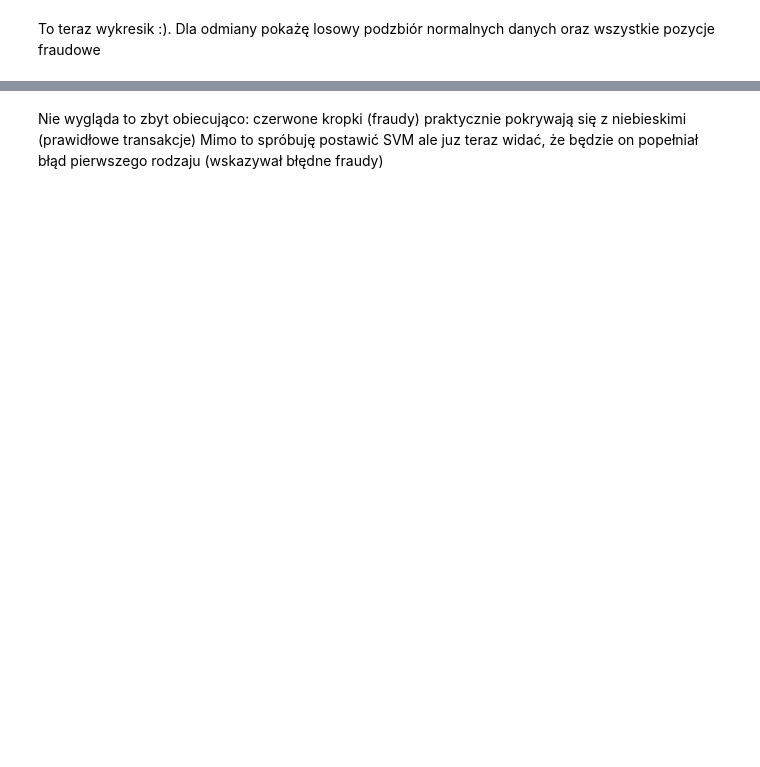
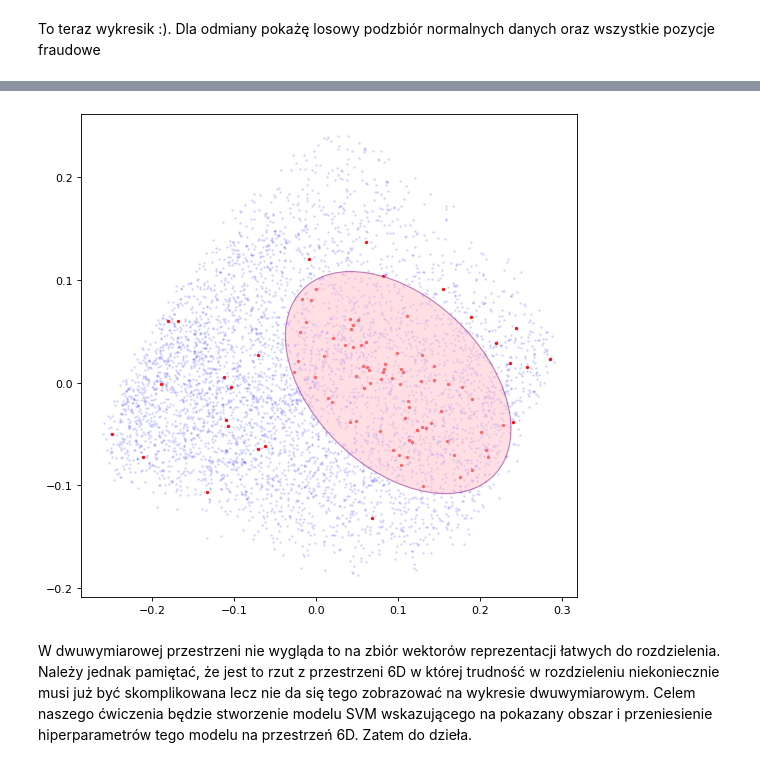
Before and after one commit to krisz17/latent_layer_SVM_classifier, a Jupyter notebook: autoenkoder_for_fraud.ipynb, the cells around one changed output, grey strips where cells are left out. Cells and saved outputs as stored; diff of their text form; code cells hidden in the pictures; blank space fills up the shorter version.

Commit message:
dodanie elipsy z pożadanym obszarem wektorów reprezentacji

```diff
--- a/autoenkoder_for_fraud.ipynb
+++ b/autoenkoder_for_fraud.ipynb
@@ -347,3 +351,43 @@ plt.show()
+# %%
+##### import matplotlib.patches as pch
+
+n_to_show = 5000
+figsize = 8
+# muszę podmienić typ bo na serii nie da się pracować
+y_svm= list(y_svm)
+example_idx_1 = [index for index,value in enumerate(y_svm) if value == 1]
+
+example_idx_0 = set(np.random.choice(range(len(X_reduced[:,0])), n_to_show, replace=False))
+example_idx_0 = example_idx_0.difference(example_idx_1)
+example_idx_0 = list(example_idx_0)
+
+# mapujemy na liczby całkowite
+example_idx_0 = list(map(int,example_idx_0))
+example_idx_1 = list(map(int,example_idx_1))
+
+
+example_data_0 = X_reduced[example_idx_0]
+example_labels_0 = [y_svm[x] for x in example_idx_0]
+
+example_data_1 = X_reduced[example_idx_1]
+example_labels_1 = [y_svm[x] for x in example_idx_1]
+
+fig, ax = plt.subplots(figsize=(figsize, figsize),dpi=80)
+
+
+ax.scatter(example_data_0[:, 0] , example_data_0[:, 1] ,  c="blue"
+            , alpha=0.1, s=2)
+
+ax.scatter(example_data_1[:, 0] , example_data_1[:, 1] ,  c="red"
+            , alpha=0.9, s=4)
+# wskazanie obszaru największego zagęszczenia
+circle1 = pch.Ellipse((0.1, 0), 0.3, 0.18,angle= -30,  facecolor='pink', edgecolor='purple', fill=True, alpha=0.5)
+ax.add_patch(circle1)
+#plt.colorbar()
+
+#plt.savefig("latent_space_2d.png", format='png', dpi=300, facecolor="White")
+plt.show()
+# %% [output]
+[figure, added]
 # %% [markdown]
-Nie wygląda to zbyt obiecująco: czerwone kropki (fraudy) praktycznie pokrywają się z niebieskimi (prawidłowe transakcje)
-Mimo to spróbuję postawić SVM ale juz teraz widać, że będzie on popełniał błąd pierwszego rodzaju (wskazywał błędne fraudy)
+W dwuwymiarowej przestrzeni nie wygląda to na zbiór wektorów reprezentacji łatwych do rozdzielenia. Należy jednak pamiętać, że jest to rzut z przestrzeni 6D w której trudność w rozdzieleniu niekoniecznie musi już być skomplikowana lecz nie da się tego zobrazować na wykresie dwuwymiarowym. Celem naszego ćwiczenia będzie stworzenie modelu SVM wskazującego na pokazany obszar i przeniesienie hiperparametrów tego modelu na przestrzeń 6D. Zatem do dzieła.
```
Also changed, not shown: parts of 4 cells of this notebook.
